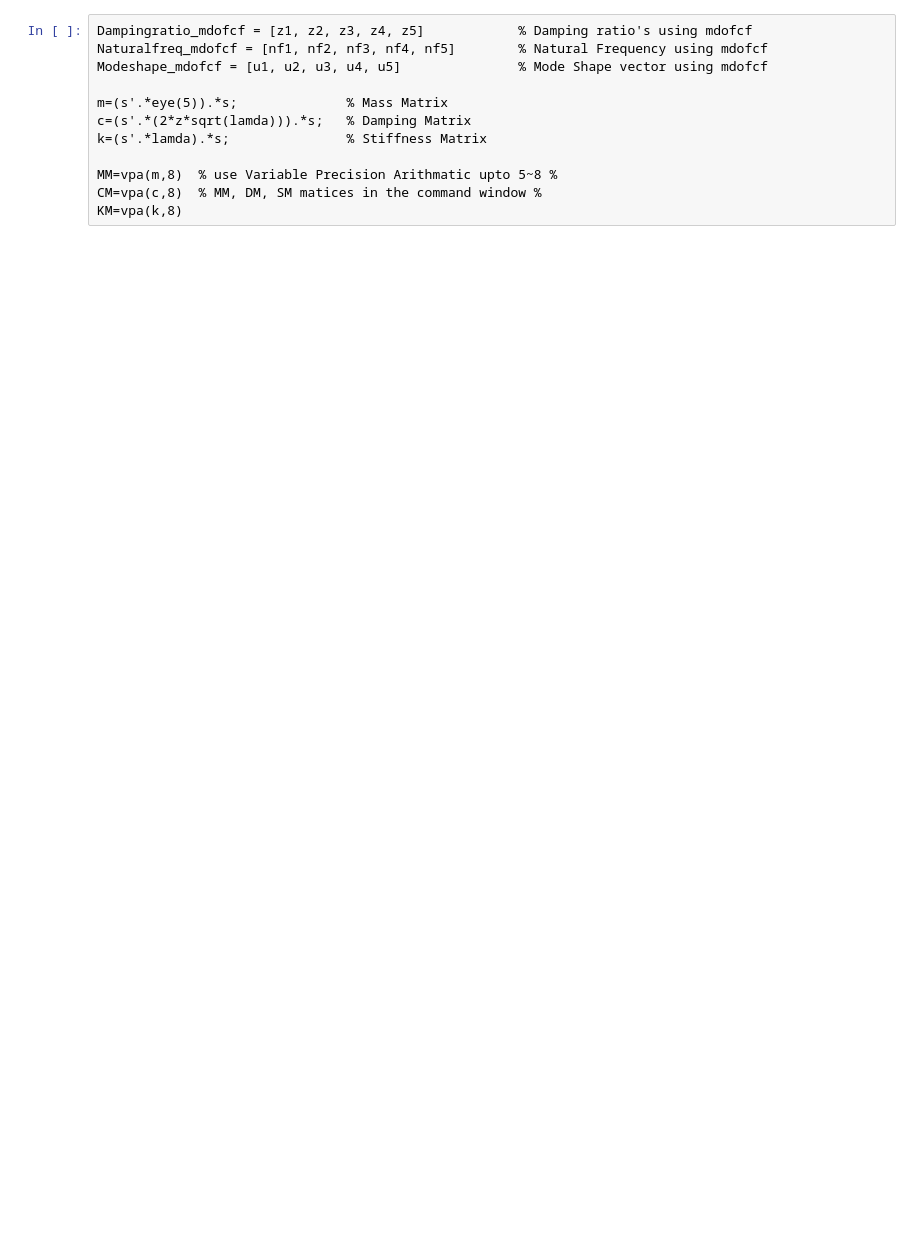
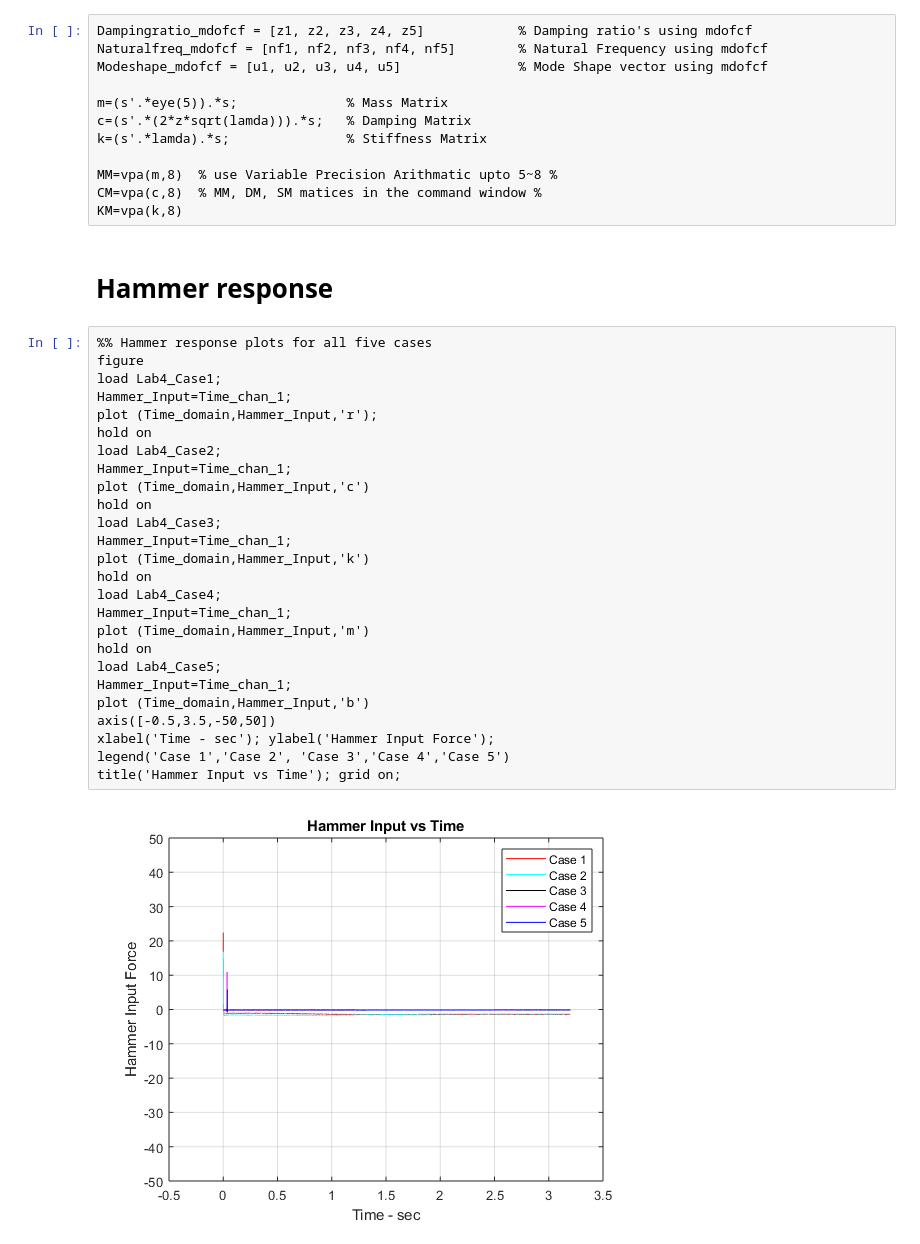
Before and after one commit to SanthoshKumarArroju/MechanicalVibrationLab, a Jupyter notebook: source/labnotes/Lab_4 detailed report.ipynb, the cells around one changed output. Drawn from its saved outputs; the diff is of its cells as text; blank space fills up the shorter version.

Commit message:
added plots

```diff
--- a/source/labnotes/Lab_4 detailed report.ipynb
+++ b/source/labnotes/Lab_4 detailed report.ipynb
@@ -88,3 +89,33 @@ k=(s'.*lamda).*s;               % Stiffness Matrix
 MM=vpa(m,8)  % use Variable Precision Arithmatic upto 5~8 %
 CM=vpa(c,8)  % MM, DM, SM matices in the command window %
 KM=vpa(k,8)
+# %% [markdown]
+# Hammer response
+# %%
+%% Hammer response plots for all five cases
+figure
+load Lab4_Case1;
+Hammer_Input=Time_chan_1;
+plot (Time_domain,Hammer_Input,'r');
+hold on
+load Lab4_Case2;
+Hammer_Input=Time_chan_1;
+plot (Time_domain,Hammer_Input,'c')
+hold on
+load Lab4_Case3;
+Hammer_Input=Time_chan_1;
+plot (Time_domain,Hammer_Input,'k')
+hold on
+load Lab4_Case4;
+Hammer_Input=Time_chan_1;
+plot (Time_domain,Hammer_Input,'m')
+hold on
+load Lab4_Case5;
+Hammer_Input=Time_chan_1;
+plot (Time_domain,Hammer_Input,'b')
+axis([-0.5,3.5,-50,50])
+xlabel('Time - sec'); ylabel('Hammer Input Force');
+legend('Case 1','Case 2', 'Case 3','Case 4','Case 5')
+title('Hammer Input vs Time'); grid on;
+# %% [output]
+[figure, added]
```
Also changed, not shown: parts of 8 cells of this notebook.
